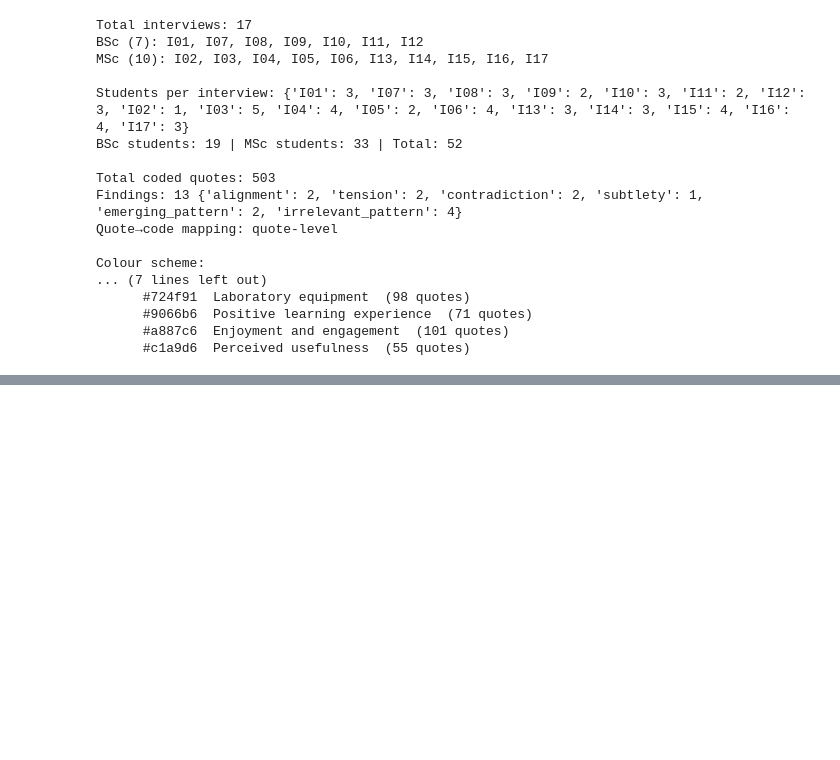
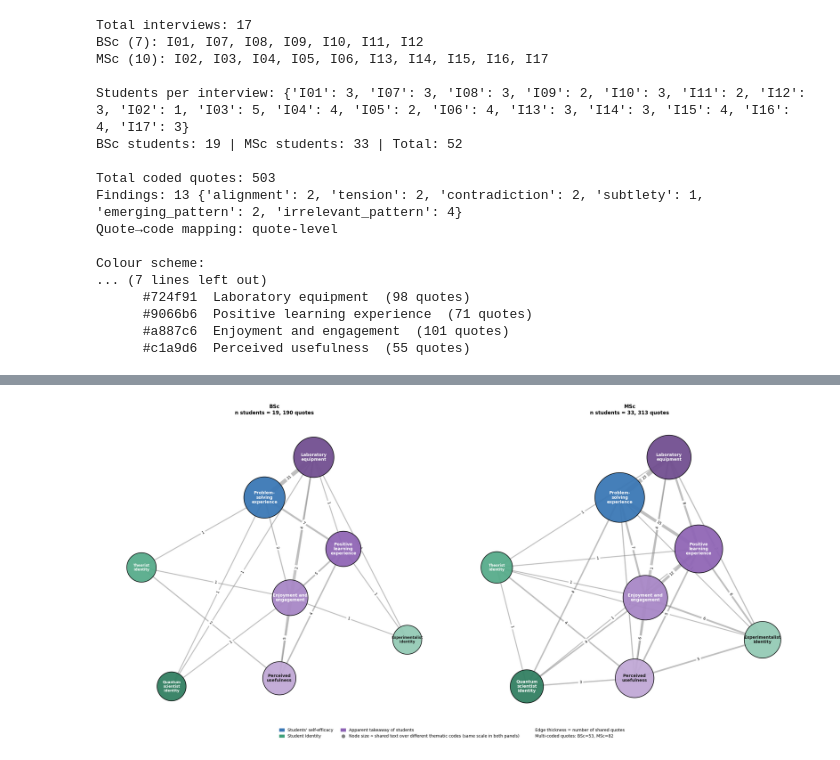
Before and after one commit to vitahehe/interviews, a Jupyter notebook: visualize.ipynb, the cells around one changed output, grey strips where cells are left out. Saved outputs shown, nothing was run; the diff lists cells and outputs as text; code cells hidden in the pictures; blank space fills up the shorter version.

```diff
--- a/visualize.ipynb
+++ b/visualize.ipynb
@@ -505,2 +534,100 @@ Shared passages per code:
   Quantum scientist identity     16
   Theorist identity              13
+# %%
+# BSc vs MSc code networks. Run the full network cell above first: this reuses its
+# REPORT_MD, CODES_RE, D_MAX and node positions (pos).
+interview_group = {}
+for iid in BSC_INTERVIEWS:
+    interview_group[iid] = 'BSc'
+for iid in MSC_INTERVIEWS:
+    interview_group[iid] = 'MSc'
+
+# total coded quotes per group
+group_quotes = Counter()
+for interview_counts in code_matrix.values():
+    for iid, n_quotes in interview_counts.items():
+        group_quotes[interview_group[iid]] += n_quotes
+
+# split the multi-coded passages by the '### I01' interview headers in the report
+group_passages = {'BSc': [], 'MSc': []}
+in_section = False
+current_group = None
+for line in REPORT_MD.read_text(encoding='utf-8').splitlines():
+    if line.startswith('## '):
+        in_section = 'Within-Interview Duplicate' in line
+    elif in_section and line.startswith('### '):
+        current_group = interview_group[line[4:].strip()]
+    elif in_section and (m := CODES_RE.match(line.strip())):
+        passage_codes = sorted({c.strip() for c in m.group(1).split(',') if c.strip() in code_names})
+        group_passages[current_group].append(passage_codes)
+
+# one graph per group, with every code present so both panels show the same nodes
+group_graphs = {}
+group_wdeg = {}
+group_total_cooc = {}
+for group, passages in group_passages.items():
+    pair_counts_group = Counter(pair for p in passages for pair in combinations(p, 2))
+    graph = nx.Graph()
+    graph.add_nodes_from(pos)
+    for (a, b), w in pair_counts_group.items():
+        graph.add_edge(a, b, weight=w)
+    group_graphs[group] = graph
+    group_wdeg[group] = dict(graph.degree(weight='weight'))
+    group_total_cooc[group] = sum(pair_counts_group.values())
+
+# node and edge scales are shared, so sizes can be compared between the two panels
+all_wdeg = [d for wdegs in group_wdeg.values() for d in wdegs.values()]
+lo_group = min(all_wdeg)
+hi_group = max(all_wdeg)
+max_weight_group = max(w for graph in group_graphs.values() for _, _, w in graph.edges(data='weight'))
+
+D_MIN_GROUP = 70                                 # larger than D_MIN so names fit in the smallest circles
+
+fig, axes = plt.subplots(1, 2, figsize=(24, 11), sharex=True, sharey=True)
+
+for ax, group in zip(axes, group_graphs):
+    graph = group_graphs[group]
+    wdeg_group = group_wdeg[group]
+    diam_group = {c: D_MIN_GROUP + (wdeg_group[c] - lo_group) / (hi_group - lo_group) * (D_MAX - D_MIN_GROUP) for c in graph.nodes()}
+    widths = [2 + 8 * graph[u][v]['weight'] / max_weight_group for u, v in graph.edges()]
+
+    nx.draw_networkx_edges(graph, pos, ax=ax, alpha=0.5, edge_color='gray', width=widths)
+    nx.draw_networkx_nodes(graph, pos, ax=ax, node_color=[CODE_COLOR[c] for c in graph.nodes()],
+                           node_size=[diam_group[c] ** 2 for c in graph.nodes()],
+                           alpha=0.95, edgecolors='black', linewidths=1.5)
+    for c in graph.nodes():                      # code name inside each circle
+        x, y = pos[c]
+        ax.text(x, y, textwrap.fill(code_names[c] or c, 13, break_long_words=False),
+                ha='center', va='center', fontsize=8.5 if diam_group[c] < 80 else 10, fontweight='bold',
+                color=text_on(CODE_COLOR[c]), linespacing=1.1, zorder=5)
+    nx.draw_networkx_edge_labels(graph, pos, ax=ax, font_size=9,
+                                 edge_labels={(u, v): graph[u][v]['weight'] for u, v in graph.edges()})
+
+    ax.set_title(f'{group}\nn students = {N_STUDENTS[group]}, {group_quotes[group]} quotes',
+                 fontweight='bold', fontsize=12, pad=15)
+    ax.margins(0.1)
+    ax.axis('off')
+
+# legend
+handles = [mpatches.Patch(color=THEME_COLOR[t], label=theme_names[t] or f'Theme {t}') for t in THEMES]
+handles += [Line2D([0], [0], marker='o', color='w', markerfacecolor='gray', markersize=10,
+                   label='Node size ∝ shared text over different thematic codes (same scale in both panels)'),
+            Line2D([], [], color='none',
+                   label='Edge thickness = number of shared quotes'),
+            Line2D([], [], color='none',
+                   label=f'Multi-coded quotes: BSc={len(group_passages["BSc"])}, MSc={len(group_passages["MSc"])}')]
+fig.legend(handles=handles, loc='upper center', bbox_to_anchor=(0.5, 0.01), ncol=3,
+           frameon=False, fontsize=10, handlelength=1.2, columnspacing=1.8)
+
+plt.tight_layout()
+plt.show()
+
+for group, graph in group_graphs.items():
+    print(f'{group}: multi-coded passages: {len(group_passages[group])} · code pairs: {graph.number_of_edges()} · '
+          f'total co-occurrences: {group_total_cooc[group]}')
+    for c in sorted(group_wdeg[group], key=group_wdeg[group].get, reverse=True):
+        print(f'  {code_names[c]:<30} {group_wdeg[group][c]}')
+print(f'\nCheck against full network: {sum(len(p) for p in group_passages.values())} passages '
+      f'(expected {len(dup_passages)}), {sum(group_total_cooc.values())} co-occurrences (expected {TOTAL_COOC})')
+# %% [output]
+[figure, added]
```
Also changed, not shown: parts of 5 cells of this notebook, 1 other file.
